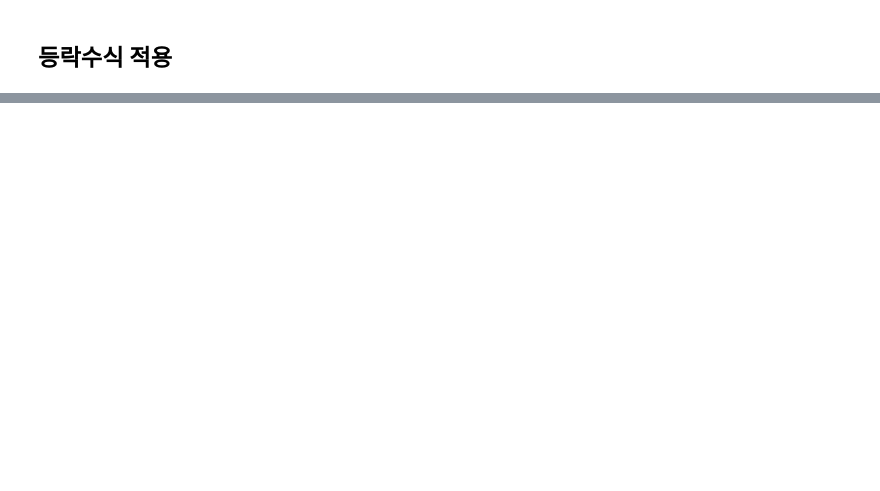
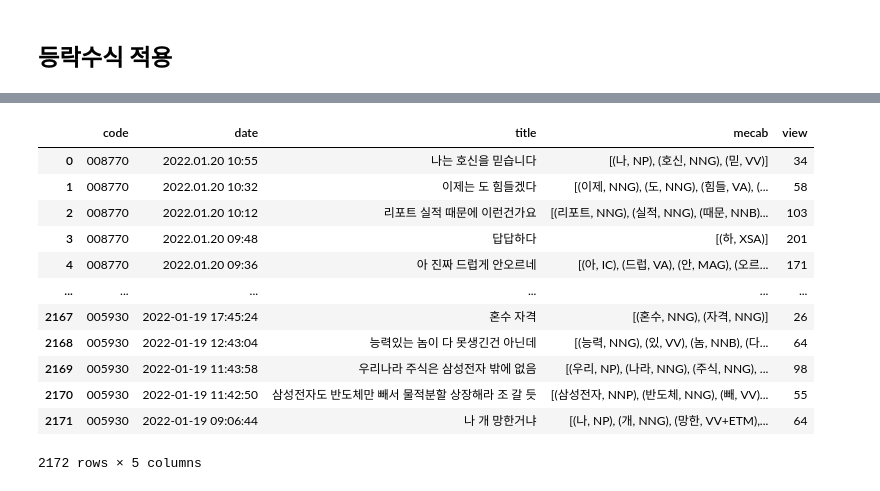
Before and after one commit to jayleenym/AYOA, a Jupyter notebook: 감성사전/감성사전만들기.ipynb, the cells around one changed output, grey strips where cells are left out. Saved outputs shown, nothing was run; the diff lists cells and outputs as text; code cells hidden in the pictures; blank space fills up the shorter version.

```diff
--- a/감성사전/감성사전만들기.ipynb
+++ b/감성사전/감성사전만들기.ipynb
@@ -563,0 +412,7 @@ token_df =
+# %%
+NAVER = pd.DataFrame()
+for line in open('../NAVER_0120.json', 'r', encoding = 'utf8').readlines():
+    j = json.loads(line)
+    NAVER = NAVER.append(j, ignore_index = True)
+NAVER = NAVER.drop(columns = ["_id", 'pos', 'neg']).rename(columns = {'views':'view'})
+NAVER
@@ -563,0 +433,7 @@ token_df =
+# %%
+DC = pd.DataFrame()
+for line in open('../DC_0120.json', 'r', encoding = 'utf8').readlines():
+    j = json.loads(line)
+    DC = DC.append(j, ignore_index = True)
+DC = DC.drop(columns = ["_id", 'recommend'])
+DC
@@ -563,0 +454,42 @@ token_df =
+# %%
+def preprocessing(df):
+    # df.date = df.date.astype('datetime64')
+    pattern1 = re.compile(r'[{}]'.format(re.escape(punctuation)))  # punctuation 제거
+    pattern2 = re.compile(r'[^가-힣! ]')  # 특수문자, 자음, 모음, 숫자, 영어 제거
+    pattern3 = re.compile(r'\s{2,}')  # white space 1개로 바꾸기.
+
+    df.title = df.title.map(lambda x: pattern3.sub(' ',
+                                                    pattern2.sub('',
+                                                                    pattern1.sub('', x))))
+    global mecab
+    mecab = Mecab()
+    # mecab 토큰화
+    # df['mecab'] = df.title.apply(lambda x: mecab.morphs(x))
+    df['mecab'] = df.title.apply(lambda x: mecab.pos(x))
+    # N(체언), V(용언), IC(감탄사)만 거르기
+    for m in df.mecab.values:
+        for w, t in m:
+            # print(m)
+            if t.startswith('N') or t.startswith("V") or t == 'IC': pass
+            else: m.remove((w, t))
+    return df[['code', 'date', 'title', 'mecab', 'view']]
+# %%
+NAVER = preprocessing(NAVER)
+DC = preprocessing(DC)
+# %%
+DATA = NAVER.append(DC, ignore_index = True)
+DATA
+# %% [output]
+|  | code | date | title | mecab | view |
+| 0 | 008770 | 2022.01.20 10:55 | 나는 호신을 믿습니다 | [(나, NP), (호신, NNG), (믿, VV)] | 34 |
+| 1 | 008770 | 2022.01.20 10:32 | 이제는 도 힘들겠다 | [(이제, NNG), (도, NNG), (힘들, VA), (... | 58 |
+| 2 | 008770 | 2022.01.20 10:12 | 리포트 실적 때문에 이런건가요 | [(리포트, NNG), (실적, NNG), (때문, NNB)... | 103 |
+| 3 | 008770 | 2022.01.20 09:48 | 답답하다 | [(하, XSA)] | 201 |
+| 4 | 008770 | 2022.01.20 09:36 | 아 진짜 드럽게 안오르네 | [(아, IC), (드럽, VA), (안, MAG), (오르... | 171 |
+| ... | ... | ... | ... | ... | ... |
+| 2167 | 005930 | 2022-01-19 17:45:24 | 혼수 자격 | [(혼수, NNG), (자격, NNG)] | 26 |
+| 2168 | 005930 | 2022-01-19 12:43:04 | 능력있는 놈이 다 못생긴건 아닌데 | [(능력, NNG), (있, VV), (놈, NNB), (다... | 64 |
+| 2169 | 005930 | 2022-01-19 11:43:58 | 우리나라 주식은 삼성전자 밖에 없음 | [(우리, NP), (나라, NNG), (주식, NNG), ... | 98 |
+| 2170 | 005930 | 2022-01-19 11:42:50 | 삼성전자도 반도체만 빼서 물적분할 상장해라 조 갈 듯 | [(삼성전자, NNP), (반도체, NNG), (빼, VV)... | 55 |
+| 2171 | 005930 | 2022-01-19 09:06:44 | 나 개 망한거냐 | [(나, NP), (개, NNG), (망한, VV+ETM),... | 64 |
+2172 rows × 5 columns
```
Also changed, not shown: parts of 53 cells of this notebook, 5 other files.
